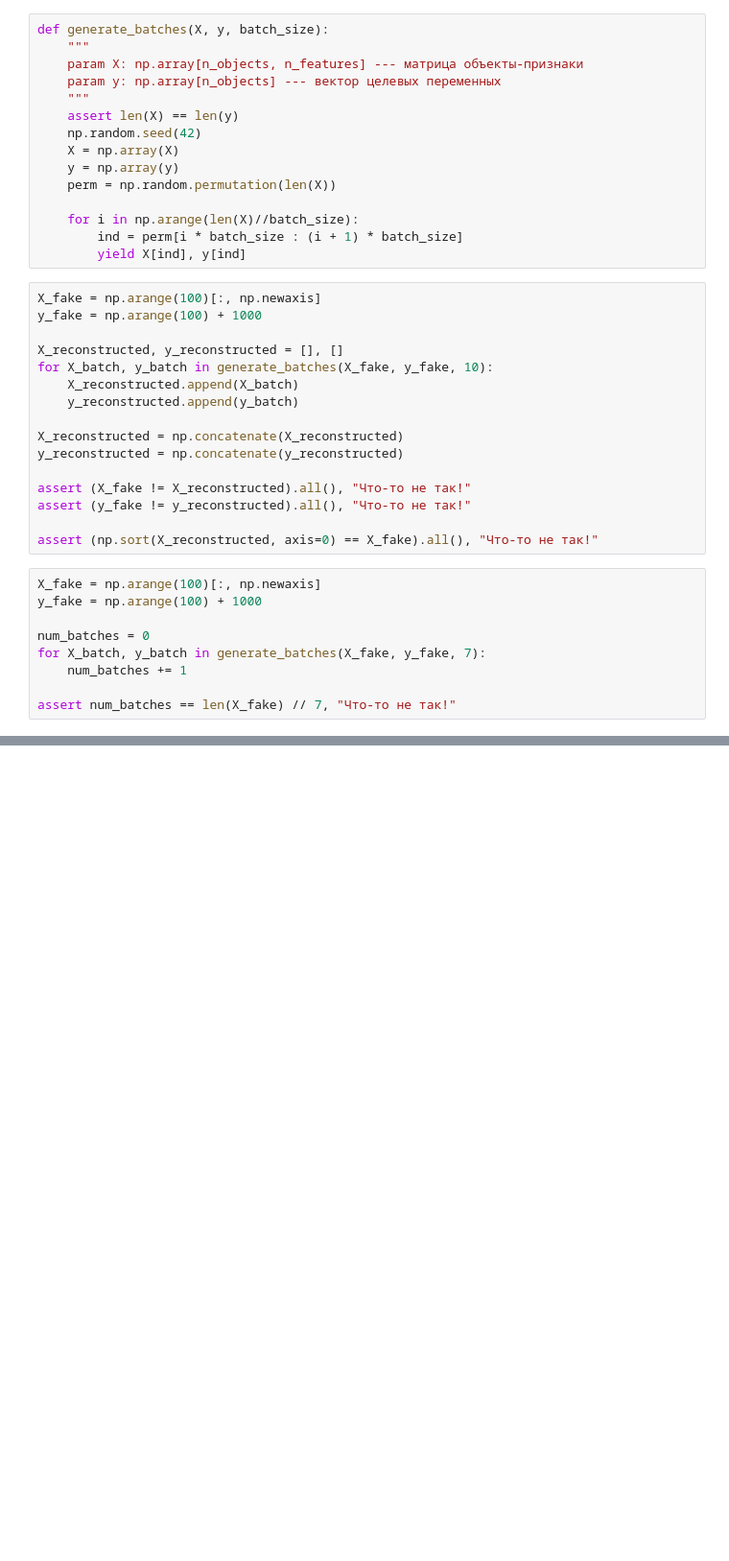
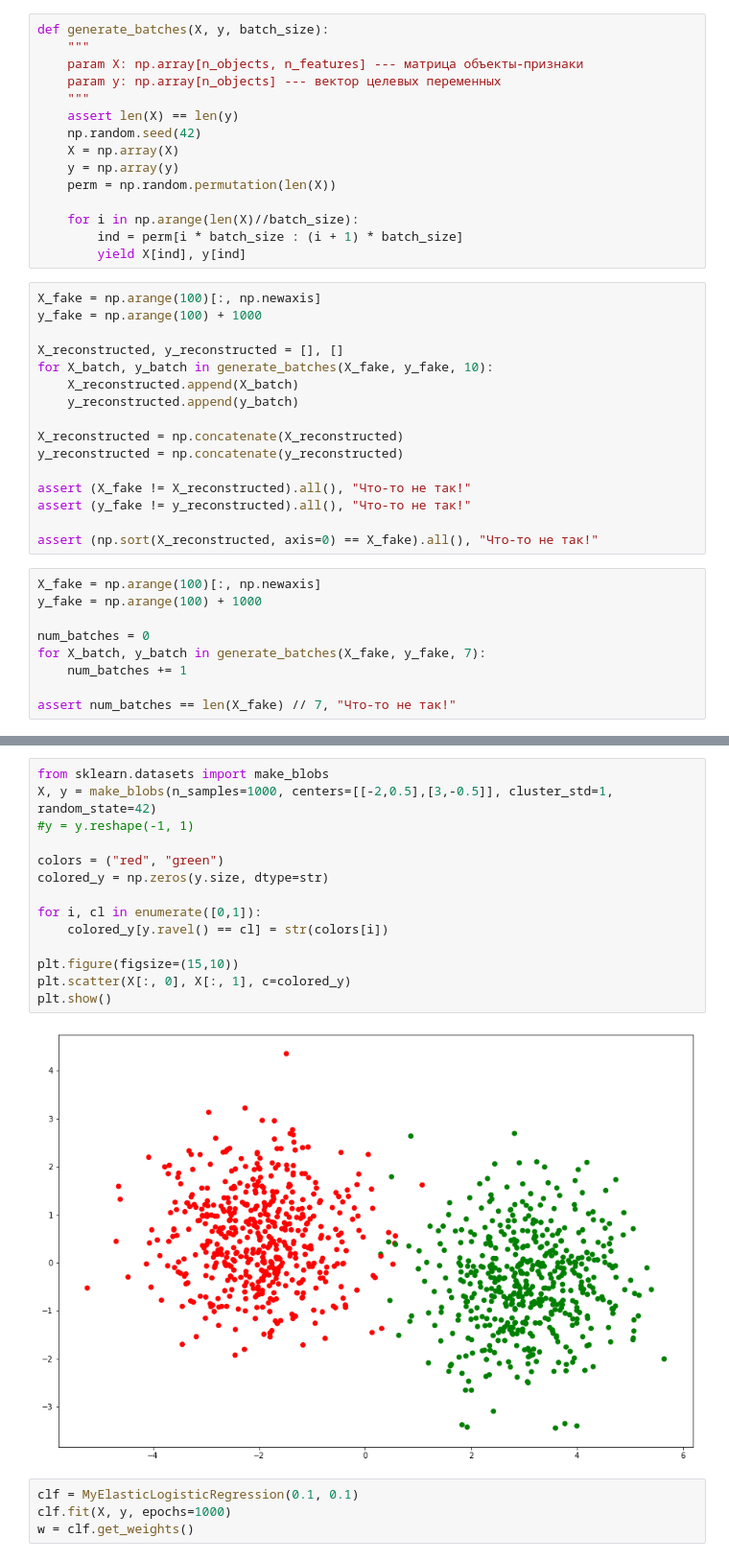
Before and after one commit to dato7898/depp_learning_mfti, a Jupyter notebook: Линейный модели/linear_models_refined.ipynb, the cells around one changed output, grey strips where cells are left out. Shown: that part at 96% size. Drawn from its saved outputs; the diff is of its cells as text; blank space fills up the shorter version.

```diff
--- a/Линейный модели/linear_models_refined.ipynb
+++ b/Линейный модели/linear_models_refined.ipynb
@@ -241,3 +241,23 @@ class MyElasticLogisticRegression(object):
     def __loss(self, y, p):
         p = np.clip(p, 1e-10, 1 - 1e-10)
         return -np.sum(y * np.log(p) + (1 - y) * np.log(1 - p))
+# %%
+from sklearn.datasets import make_blobs
+X, y = make_blobs(n_samples=1000, centers=[[-2,0.5],[3,-0.5]], cluster_std=1, random_state=42)
+#y = y.reshape(-1, 1)
+
+colors = ("red", "green")
+colored_y = np.zeros(y.size, dtype=str)
+
+for i, cl in enumerate([0,1]):
+    colored_y[y.ravel() == cl] = str(colors[i])
+
+plt.figure(figsize=(15,10))
+plt.scatter(X[:, 0], X[:, 1], c=colored_y)
+plt.show()
+# %% [output]
+[figure, added]
+# %%
+clf = MyElasticLogisticRegression(0.1, 0.1)
+clf.fit(X, y, epochs=1000)
+w = clf.get_weights()
```
Also changed, not shown: parts of 8 cells of this notebook.
